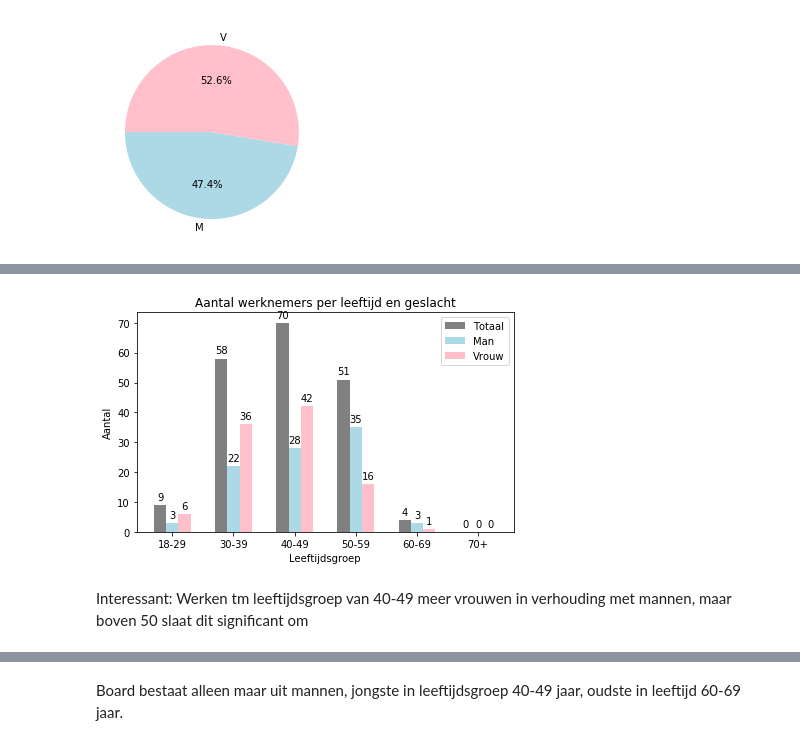
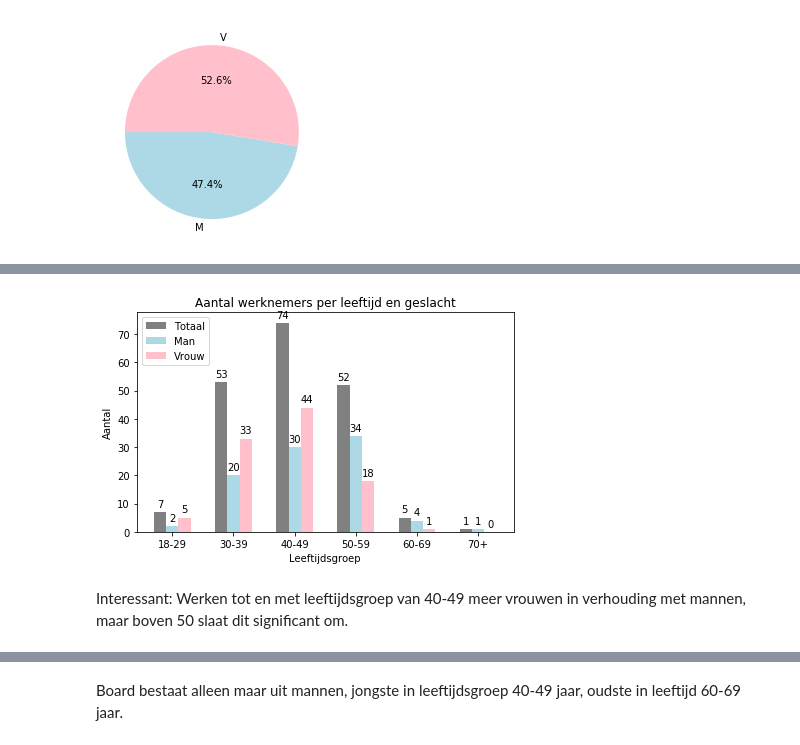
Before and after one commit to MirjamLeseman/Novalinq_Cursus_Python2_Mirjam, a Jupyter notebook: Eindopdracht.ipynb, the cells around one changed output, grey strips where cells are left out. Cells and saved outputs as stored; diff of their text form; code cells hidden in the pictures.

```diff
--- a/Eindopdracht.ipynb
+++ b/Eindopdracht.ipynb
@@ -481,5 +540,5 @@ plt.pie(Geslacht_Distr[1], labels=np.unique(Geslacht_Distr[0], return_counts=Fal
 # %%
-leeftijd_bins = [18, 30, 40, 50, 60, 70, 120]
+leeftijd_bins = [17, 29, 39, 49, 59, 69, 120]
 leeftijdsgroepen_unique = ['18-29', '30-39', '40-49', '50-59', '60-69', '70+']
 HR_Data['Leeftijdsgroep'] = pd.cut(HR_Data.Leeftijd, leeftijd_bins, labels = leeftijdsgroepen_unique,include_lowest = True)
 # %%
@@ -518,40 +592,57 @@ Leeftijdsgroep_Data
 # %%
-labels = Leeftijdsgroep_Data[0]
-x = np.arange(len(labels))  # label locaties
-width = 0.2
-fig, ax = plt.subplots()
-bar_T = ax.bar(x - width, Leeftijdsgroep_Data[1], width, label='Totaal',color="grey")
-bar_M = ax.bar(x, Leeftijdsgroep_Data[2], width, label='Man',color="lightblue")
-bar_V = ax.bar(x + width, Leeftijdsgroep_Data[3], width, label='Vrouw',color="pink")
+def graph_aantal_lft(Data, graph_title, y_name = 'Aantal', label = 'Getal'):
+    labels = Data[0]
+    x = np.arange(len(labels))  # label locaties
+    width = 0.2
+    fig, ax = plt.subplots()
+    bar_T = ax.bar(x - width, Data[1], width, label='Totaal',color="grey")
+    bar_M = ax.bar(x, Data[2], width, label='Man',color="lightblue")
+    bar_V = ax.bar(x + width, Data[3], width, label='Vrouw',color="pink")
 
-#Legenda, titels
-ax.set_title('Aantal werknemers per leeftijd en geslacht')
-ax.legend()
+    #Legenda, titels
+    ax.set_title(graph_title)
+    ax.legend(loc = 'upper left')
 
-ax.set_xlabel('Leeftijdsgroep')
-ax.set_xticklabels(labels) # labels x-as
-ax.set_xticks(x)
-ax.set_ylabel('Aantal')
+    ax.set_xlabel('Leeftijdsgroep')
+    ax.set_xticklabels(labels) # labels x-as
+    ax.set_xticks(x)
+    ax.set_ylabel(y_name)
 
-def autolabel(bars):
-#doel: value_label boven elke bar
-    for bar in bars:
-        height = bar.get_height()
-        ax.annotate('{}'.format(height),
-                    xy=(bar.get_x() + bar.get_width() / 2, height),
-                    xytext=(0, 3),  # 3 points vertical offset
-                    textcoords="offset points",
-                    ha='center', va='bottom')
+    def autolabel(bars): #integer label definition
+        for bar in bars:
+            height = bar.get_height()
+            ax.annotate('{}'.format(height),
+                        xy=(bar.get_x() + bar.get_width() / 2, height),
+                        xytext=(0, 3),  # 3 points vertical offset
+                        textcoords="offset points",
+                        ha='center', va='bottom')
+
+    if label == 'Getal': #integer label
+        autolabel(bar_T)
+        autolabel(bar_M)
+        autolabel(bar_V)
+    elif label == 'Percentage': #percentage label
+        difference_perc = []
+        for i in range(len(labels)):
+            difference_perc.append((Data[2][i])/(Data[3][i]))
+            if math.isnan(difference_perc[i]):
+                difference_perc[i]=""
+            else:
+                difference_perc[i]='{:.1f}%'.format(100.*difference_perc[i])
+        pairs = len(Data[0])
+        make_pairs = zip(*[ax.get_children()[:pairs],ax.get_children()[pairs:pairs*2]])
+
+        for i,(left, right) in enumerate(make_pairs):
+             ax.text(i,max(left.get_bbox().y1,right.get_bbox().y1)+200,difference_perc[i], horizontalalignment ='center')
+        #%-text in het midden van de bars
 
 
-autolabel(bar_T)
-autolabel(bar_M)
-autolabel(bar_V)
+    fig.tight_layout() #zorgt dat het goed past
 
-fig.tight_layout() #zorgt dat het goed past
+    plt.show()
 
-plt.show()
+graph_aantal_lft(Leeftijdsgroep_Data, 'Aantal werknemers per leeftijd en geslacht')
 # %% [output]
-[figure, old version]
+[figure, new version]
 # %% [markdown]
-Interessant: Werken tm leeftijdsgroep van 40-49 meer vrouwen in verhouding met mannen, maar boven 50 slaat dit significant om
+Interessant: Werken tot en met leeftijdsgroep van 40-49 meer vrouwen in verhouding met mannen, maar boven 50 slaat dit significant om.
```
Also changed, not shown: parts of 106 cells of this notebook.
